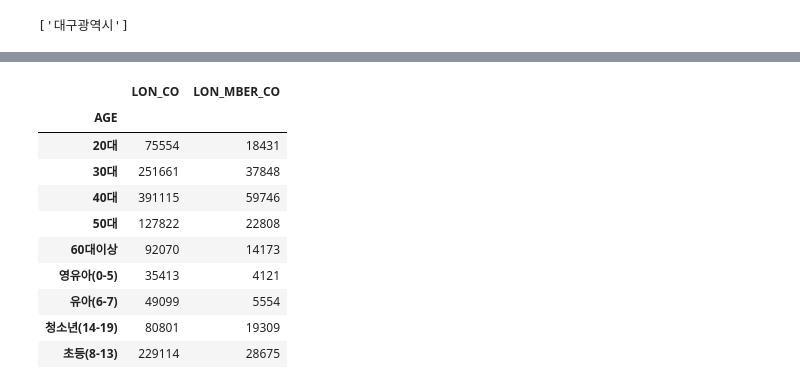
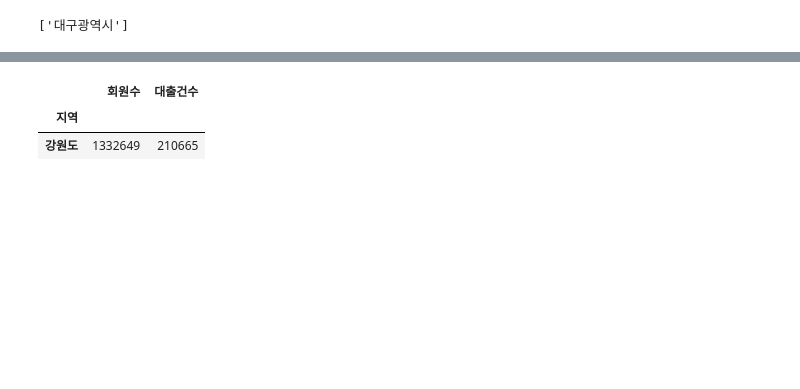
Before and after one commit to Yunwltn/Book-webdashboard, a Jupyter notebook: 독서량.ipynb, the cells around one changed output, grey strips where cells are left out. Cells and saved outputs as stored; diff of their text form; code cells hidden in the pictures; blank space fills up the shorter version.

```diff
--- a/독서량.ipynb
+++ b/독서량.ipynb
@@ -28,2 +28,0 @@ df = df.rename(columns={'ANALS_TRGET_YEAR' : 'YEAR', 'ANALS_TRGET_MT' : 'MONTH',
-# %%
-df = df.loc[ : , 'MONTH': ]
@@ -46 +45,3 @@ df
+# %%
+df = df.loc[: ,'월' :]
 # %%
@@ -304,20 +288,12 @@ df['AREA'].unique().tolist()
 # %%
-df2 = df[['AREA','AGE','LON_CO','LON_MBER_CO']]
+df2 = df[['지역','연령','회원수','대출건수']]
 # %%
-df2 = df2.loc[ df2['AREA'] == '강원도' ]
+df2 = df2.loc[ df2['지역'] == '강원도' ]
 # %%
-df2.groupby('AGE')[['LON_CO','LON_MBER_CO']].sum()
+df2.groupby('지역')[['회원수','대출건수']].sum()
 # %% [output]
-|  | LON_CO | LON_MBER_CO |
-| AGE |  |  |
-| 20대 | 75554 | 18431 |
-| 30대 | 251661 | 37848 |
-| 40대 | 391115 | 59746 |
-| 50대 | 127822 | 22808 |
-| 60대이상 | 92070 | 14173 |
-| 영유아(0-5) | 35413 | 4121 |
-| 유아(6-7) | 49099 | 5554 |
-| 청소년(14-19) | 80801 | 19309 |
-| 초등(8-13) | 229114 | 28675 |
+|  | 회원수 | 대출건수 |
+| 지역 |  |  |
+| 강원도 | 1332649 | 210665 |
 # %%
 df.to_csv('READ_QY_2020.csv')
```
Also changed, not shown: parts of 30 cells of this notebook, 5 other files.
